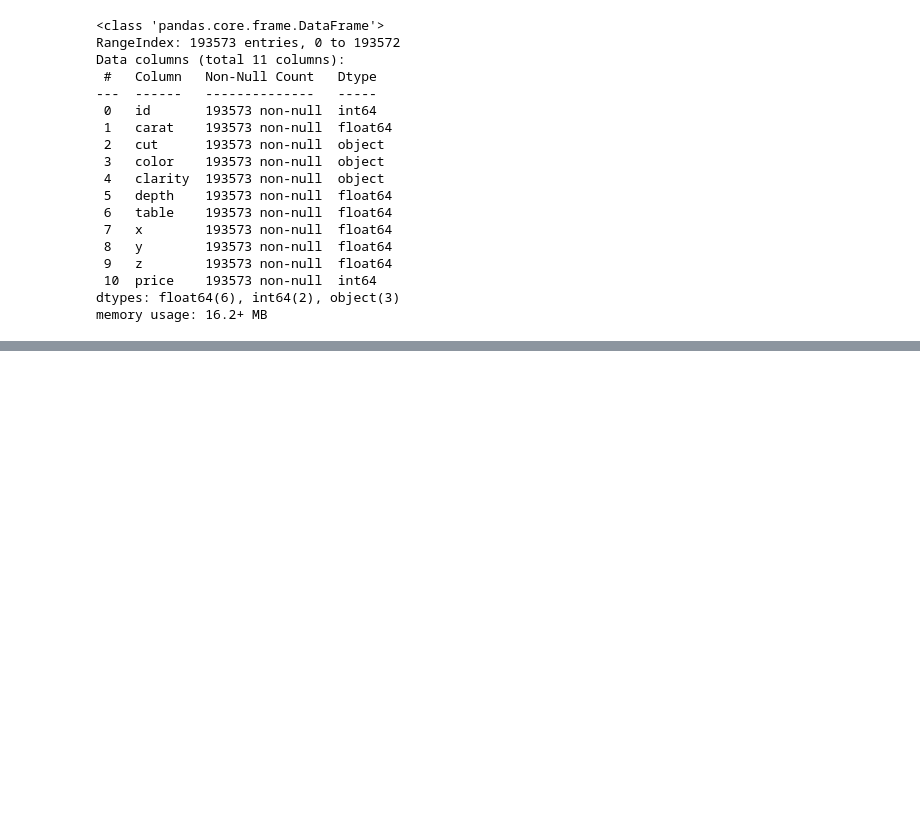
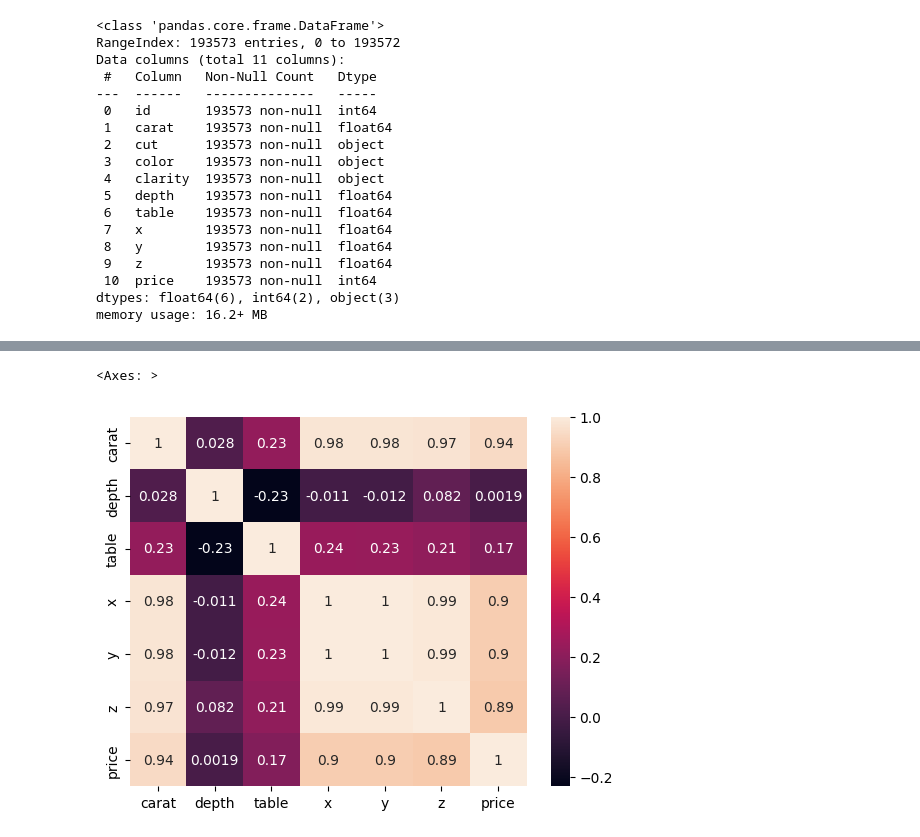
Before and after one commit to Anjii-08/ml_project1, a Jupyter notebook: notebook/eda.ipynb, the cells around one changed output, grey strips where cells are left out. Saved outputs shown, nothing was run; the diff lists cells and outputs as text; code cells hidden in the pictures; blank space fills up the shorter version.

```diff
--- a/notebook/eda.ipynb
+++ b/notebook/eda.ipynb
@@ -40,0 +115,6 @@ data=data.drop(labels=["id"],axis=1)
+# %%
+numeric_data=data[numeric_cols]
+sns.heatmap(numeric_data.corr(),annot=True)
+# %% [output]
+<Axes: >
+[figure, added]
```
Also changed, not shown: parts of 15 cells of this notebook.
